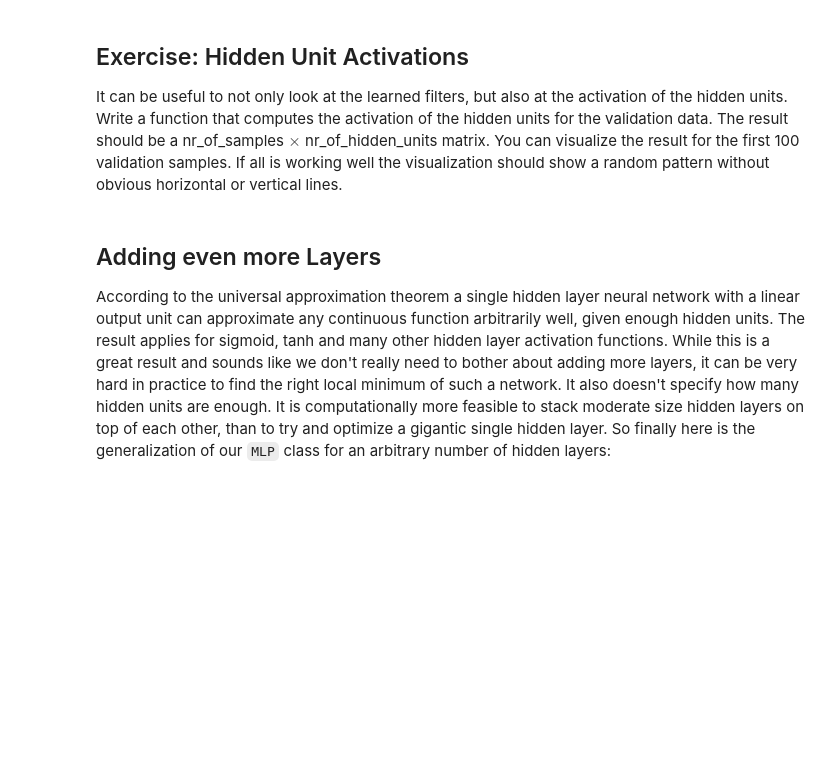
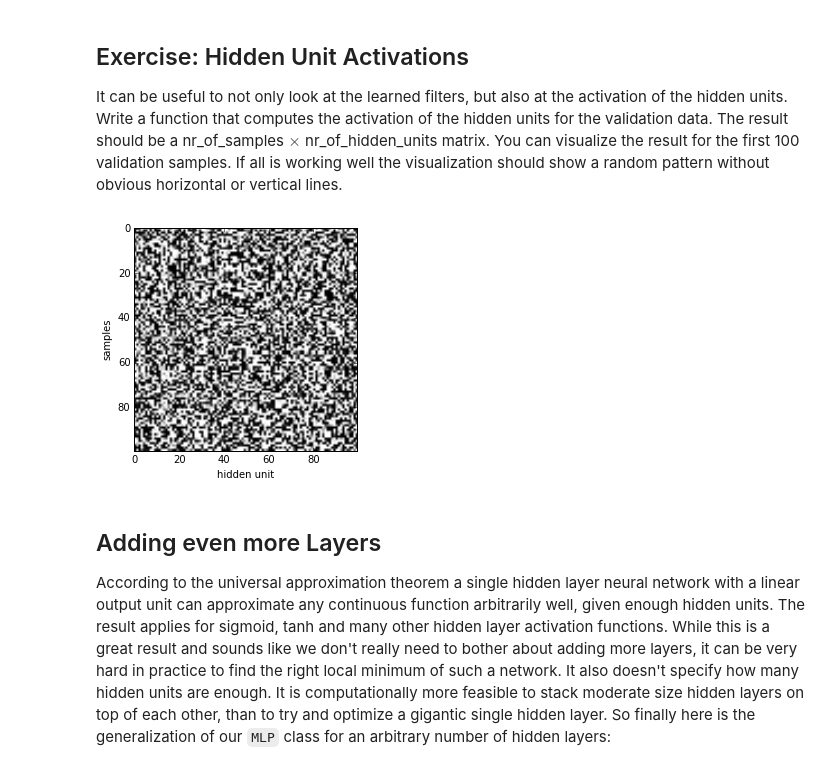
Before and after one commit to vkaynig/IACS_ComputeFest_DeepLearning, a Jupyter notebook: Fully_Connected_Networks_executed.ipynb, the cells around one changed output. Saved outputs shown, nothing was run; the diff lists cells and outputs as text; code cells hidden in the pictures; blank space fills up the shorter version.

```diff
--- a/Fully_Connected_Networks_executed.ipynb
+++ b/Fully_Connected_Networks_executed.ipynb
@@ -635,6 +693,19 @@ Even though our network was not very optimized, we can see that the filters are
 # %% [markdown]
 ## Exercise: Hidden Unit Activations
 It can be useful to not only look at the learned filters, but also at the activation of the hidden units. Write a function that computes the activation of the hidden units for the validation data. The result should be a nr_of_samples $\times$ nr_of_hidden_units matrix. You can visualize the result for the first 100 validation samples. If all is working well the visualization should show a random pattern without obvious horizontal or vertical lines.
+# %%
+hidden_activation = classifier.hiddenLayer.output
+compute_activations = theano.function(inputs=[],
+                                      outputs=hidden_activation,
+                                      givens={x: valid_set_x})
+
+activation_matrix = compute_activations()
+plt.imshow(activation_matrix[:100,:])
+plt.xlabel("hidden unit")
+plt.ylabel("samples")
+plt.show()
+# %% [output]
+[figure, added]
 # %% [markdown]
 ## Adding even more Layers
 According to the universal approximation theorem a single hidden layer neural network with a linear output unit can approximate any continuous function arbitrarily well, given enough hidden units. The result applies for sigmoid, tanh and many other hidden layer activation functions. While this is a great result and sounds like we don't really need to bother about adding more layers, it can be very hard in practice to find the right local minimum of such a network. It also doesn't specify how many hidden units are enough. It is computationally more feasible to stack moderate size hidden layers on top of each other, than to try and optimize a gigantic single hidden layer. So finally here is the generalization of our `MLP` class for an arbitrary number of hidden layers:
```
Also changed, not shown: parts of 18 cells of this notebook, 1 other file.
